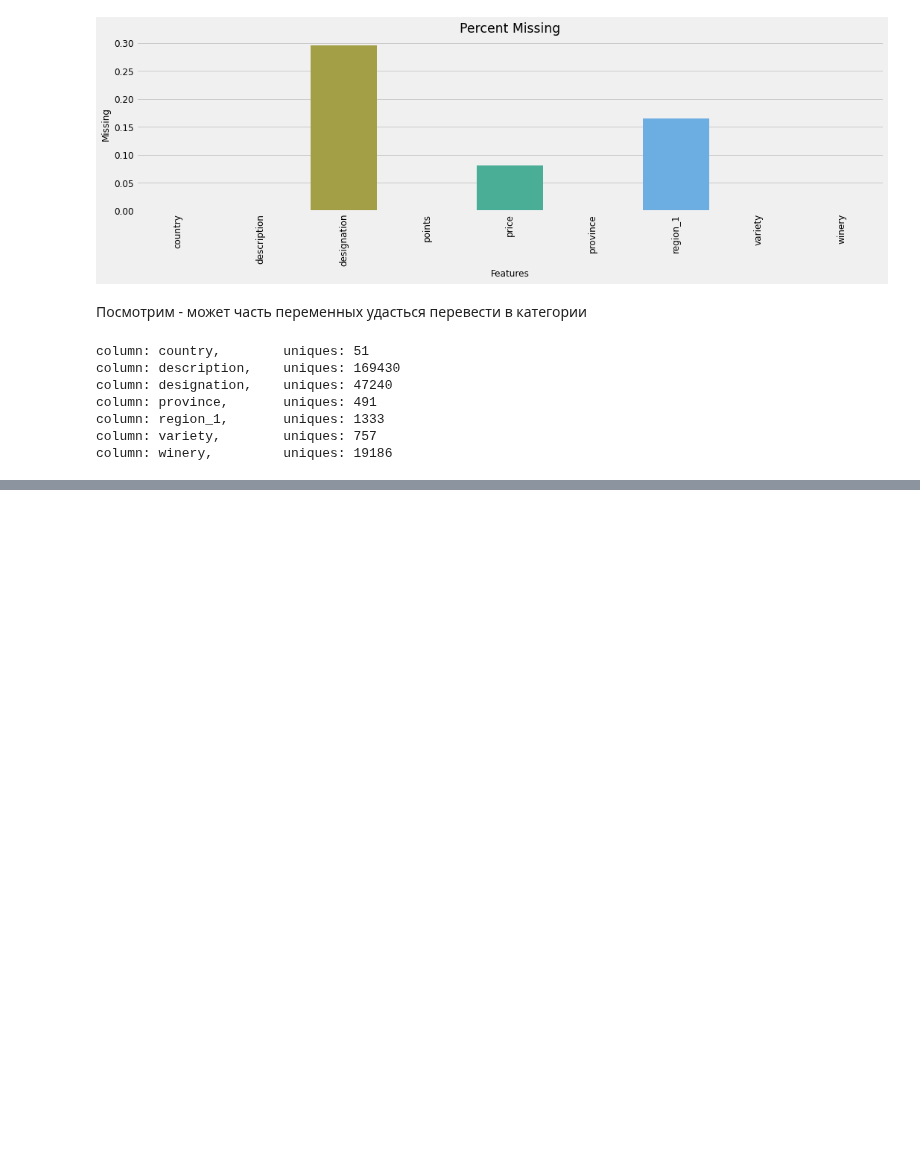
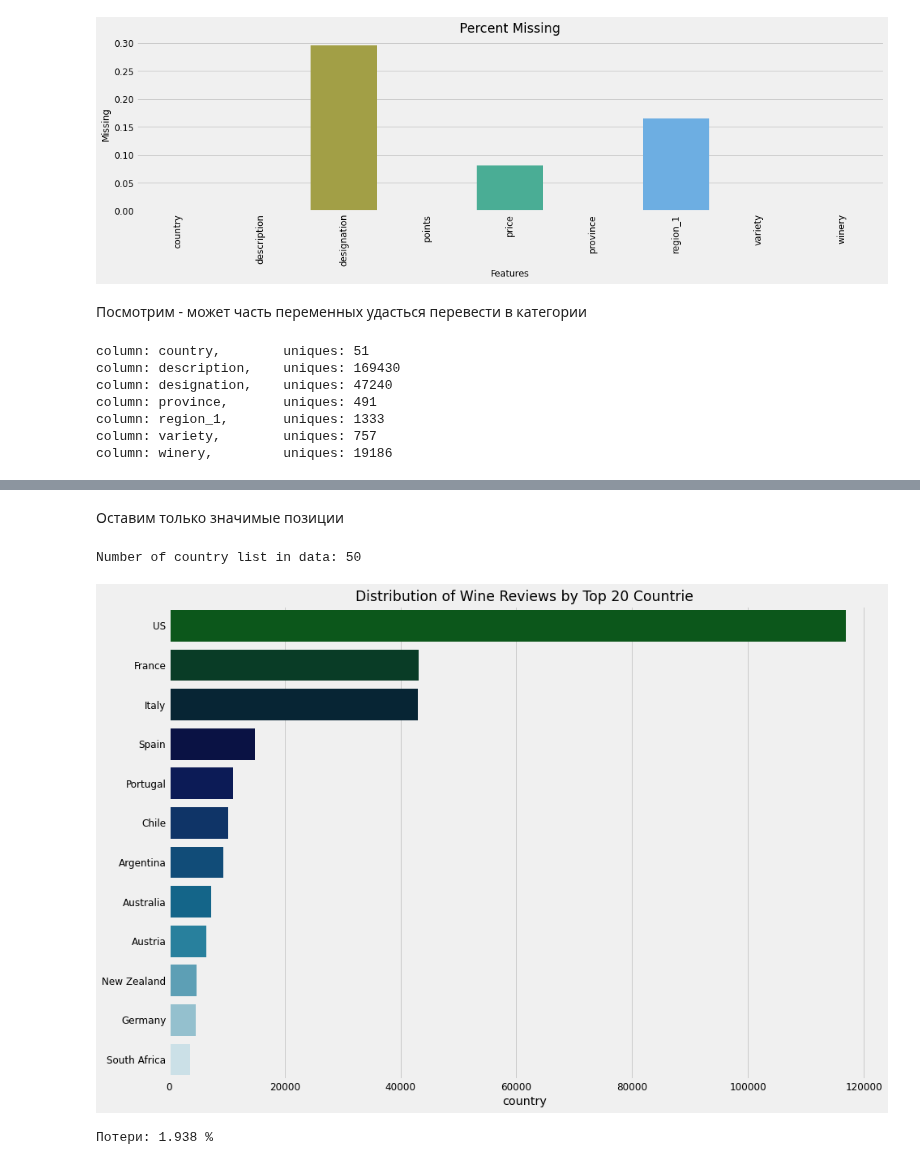
Before and after one commit to stureiko/GeekBrains, a Jupyter notebook: ML_in_business/CourseProject/CourseProject_ML_in_business.ipynb, the cells around one changed output, grey strips where cells are left out. Cells and saved outputs as stored; diff of their text form; code cells hidden in the pictures; blank space fills up the shorter version.

```diff
--- a/ML_in_business/CourseProject/CourseProject_ML_in_business.ipynb
+++ b/ML_in_business/CourseProject/CourseProject_ML_in_business.ipynb
@@ -167,0 +191,13 @@ wine.head()
+# %% [markdown]
+Оставим только значимые позиции
+# %%
+print('Number of country list in data:',wine['country'].nunique())
+plt.figure(figsize=(14,10))
+cnt = wine['country'].value_counts().to_frame()[:12]
+#plt.xscale('log')
+sns.barplot(x= cnt['country'], y =cnt.index, data=cnt, palette='ocean',orient='h')
+plt.title('Distribution of Wine Reviews by Top 20 Countrie')
+plt.show()
+# %% [output]
+Number of country list in data: 50
+[figure, added]
@@ -167,0 +206,4 @@ wine.head()
+# %%
+print('Потери: {0:.3f} %'.format((wine.shape[0] - wine.loc[wine['country'].isin(list(cnt_idx))].shape[0])/wine.shape[0]*100))
+# %% [output]
+Потери: 1.938 %
```
Also changed, not shown: parts of 30 cells of this notebook.
